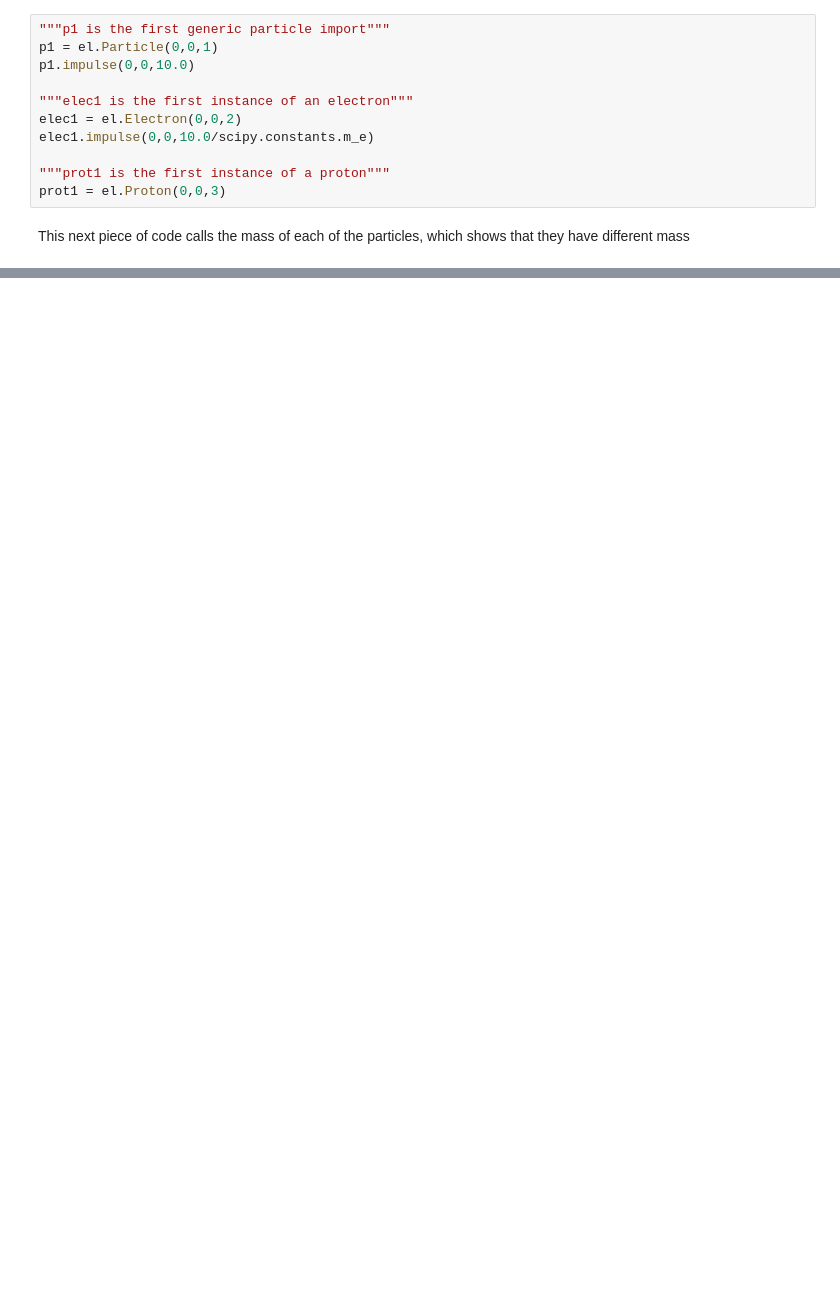
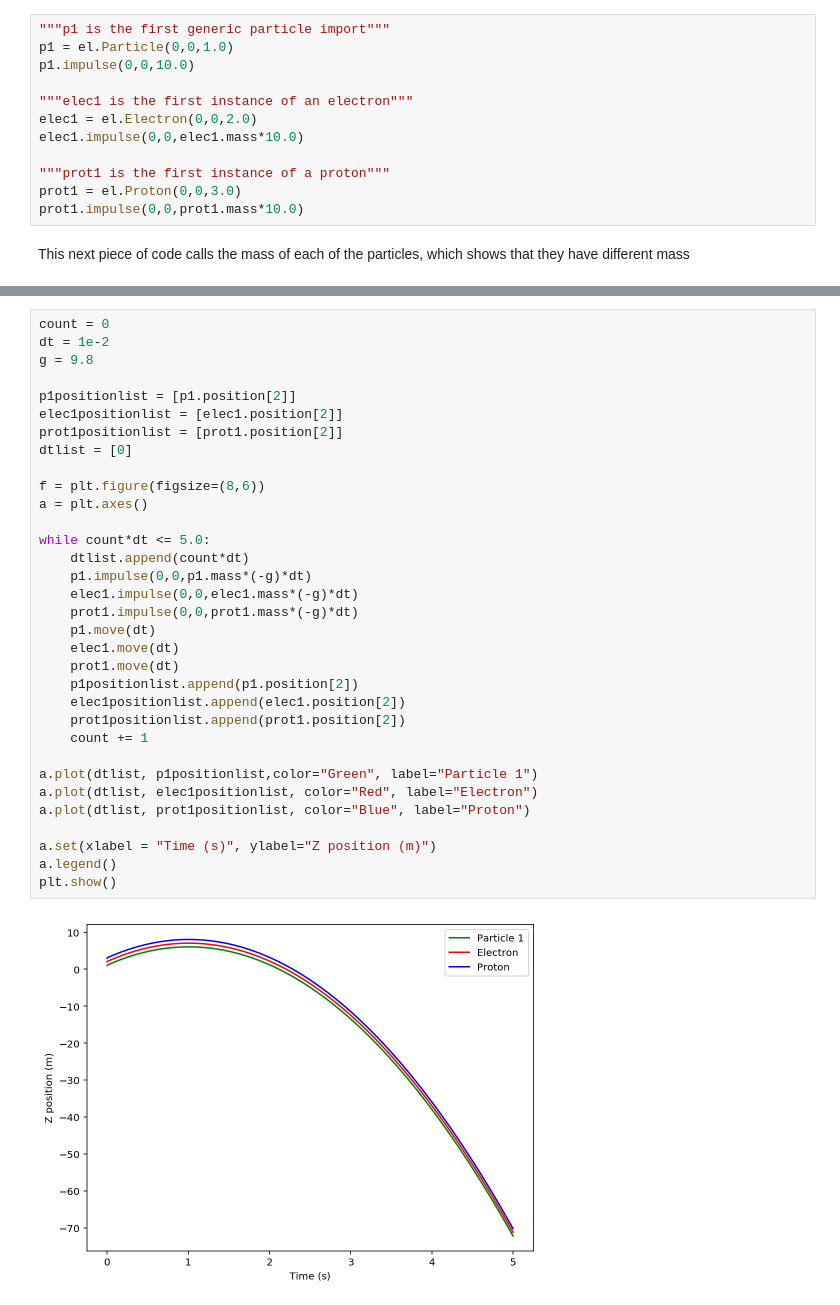
Before and after one commit to chapman-phys220-2018f/cw06-conner-and-grady, a Jupyter notebook: CW06.ipynb, the cells around one changed output, grey strips where cells are left out. Cells and saved outputs as stored; diff of their text form; blank space fills up the shorter version.

Commit message:
Pushed the graphing tool

```diff
--- a/CW06.ipynb
+++ b/CW06.ipynb
@@ -14,15 +14,16 @@ plt.style.use("seaborn-pastel")
 #mpld3.enable_notebook()
 # %%
 """p1 is the first generic particle import"""
-p1 = el.Particle(0,0,1)
+p1 = el.Particle(0,0,1.0)
 p1.impulse(0,0,10.0)
 
 """elec1 is the first instance of an electron"""
-elec1 = el.Electron(0,0,2)
-elec1.impulse(0,0,10.0/scipy.constants.m_e)
+elec1 = el.Electron(0,0,2.0)
+elec1.impulse(0,0,elec1.mass*10.0)
 
 """prot1 is the first instance of a proton"""
-prot1 = el.Proton(0,0,3)
+prot1 = el.Proton(0,0,3.0)
+prot1.impulse(0,0,prot1.mass*10.0)
 # %% [markdown]
 This next piece of code calls the mass of each of the particles, which shows that they have different mass
 # %%
@@ -31,0 +35,35 @@ p1 mass: 1.0, elec1 mass: 9.10938356e-31, prot1 mass: 1.672621898e-27
+# %%
+count = 0
+dt = 1e-2
+g = 9.8
+
+p1positionlist = [p1.position[2]]
+elec1positionlist = [elec1.position[2]]
+prot1positionlist = [prot1.position[2]]
+dtlist = [0]
+
+f = plt.figure(figsize=(8,6))
+a = plt.axes()
+
+while count*dt <= 5.0:
+    dtlist.append(count*dt)
+    p1.impulse(0,0,p1.mass*(-g)*dt)
+    elec1.impulse(0,0,elec1.mass*(-g)*dt)
+    prot1.impulse(0,0,prot1.mass*(-g)*dt)
+    p1.move(dt)
+    elec1.move(dt)
+    prot1.move(dt)
+    p1positionlist.append(p1.position[2])
+    elec1positionlist.append(elec1.position[2])
+    prot1positionlist.append(prot1.position[2])
+    count += 1
+
+a.plot(dtlist, p1positionlist,color="Green", label="Particle 1")
+a.plot(dtlist, elec1positionlist, color="Red", label="Electron")
+a.plot(dtlist, prot1positionlist, color="Blue", label="Proton")
+
+a.set(xlabel = "Time (s)", ylabel="Z position (m)")
+a.legend()
+plt.show()
+# %% [output]
+[figure, added]
```
Also changed, not shown: parts of 2 cells of this notebook, 1 other file.
